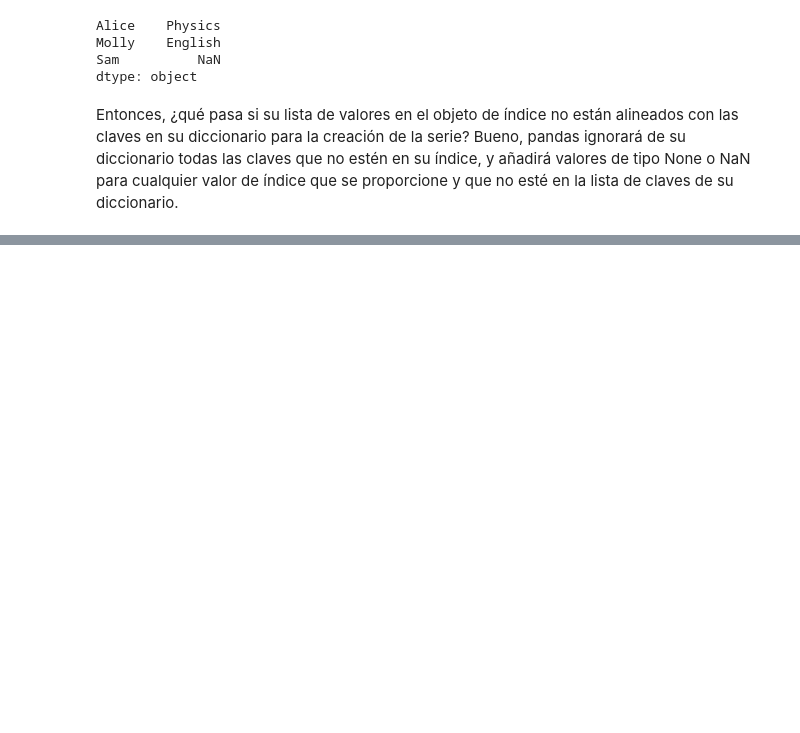
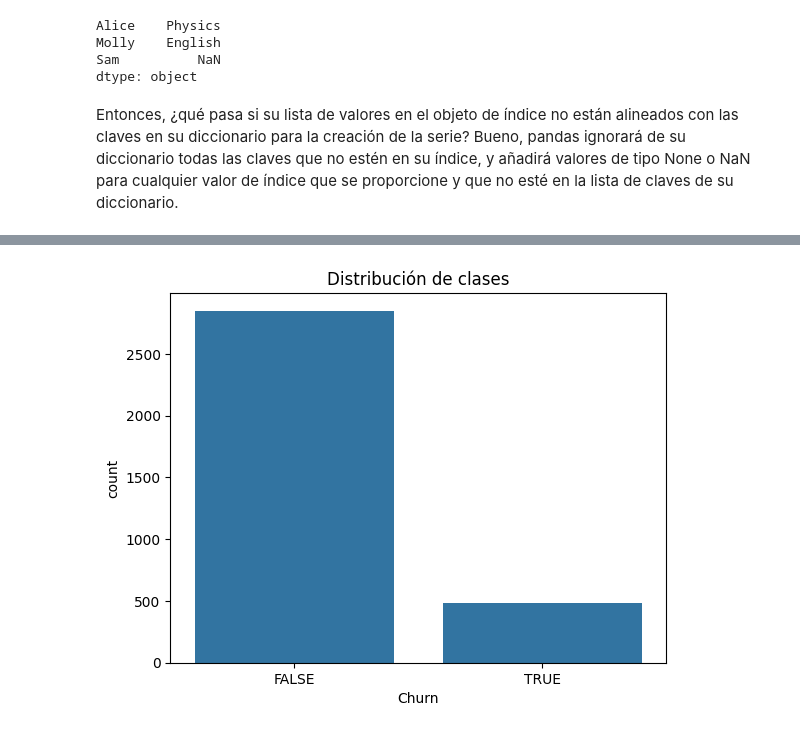
Before and after one commit to CamiloEnriqueRomeroP/Jupyter-Noptebook-Data-Mining, a Jupyter notebook: Introduction-to-python/Introduction-to-python.ipynb, the cells around one changed output, grey strips where cells are left out. Drawn from its saved outputs; the diff is of its cells as text; code cells hidden in the pictures; blank space fills up the shorter version.

```diff
--- a/Introduction-to-python/Introduction-to-python.ipynb
+++ b/Introduction-to-python/Introduction-to-python.ipynb
@@ -238,0 +455,9 @@ Entonces, ¿qué pasa si su lista de valores en el objeto de índice no están a
+# %%
+# Tambien podemos ver rapidamente cual es la distribución de nuestra variable objetivo
+
+import seaborn as sns
+sns.countplot(x='Churn', data=df)
+plt.title('Distribución de clases')
+plt.show()
+# %% [output]
+[figure, added]
```
Also changed, not shown: parts of 62 cells of this notebook, 33 other files.
